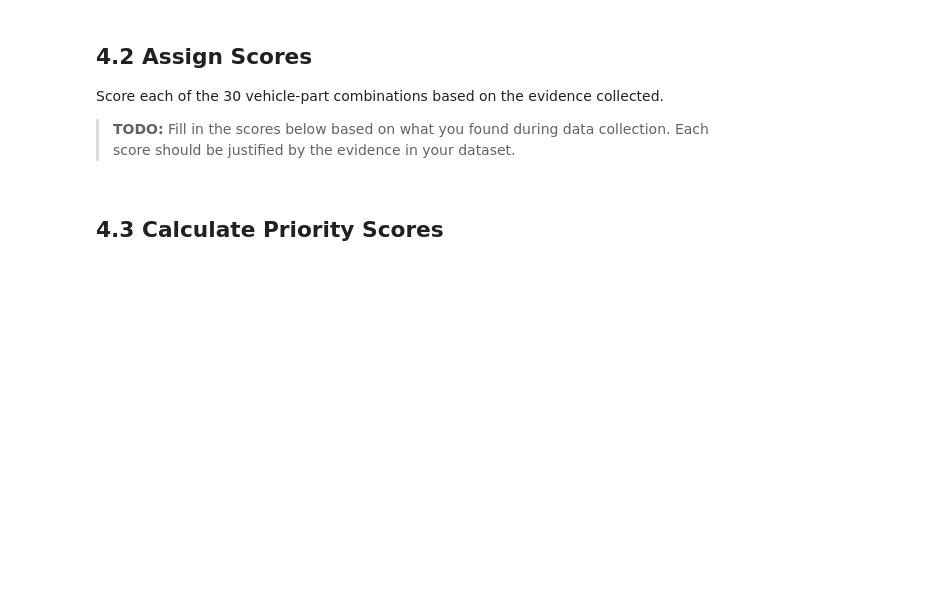
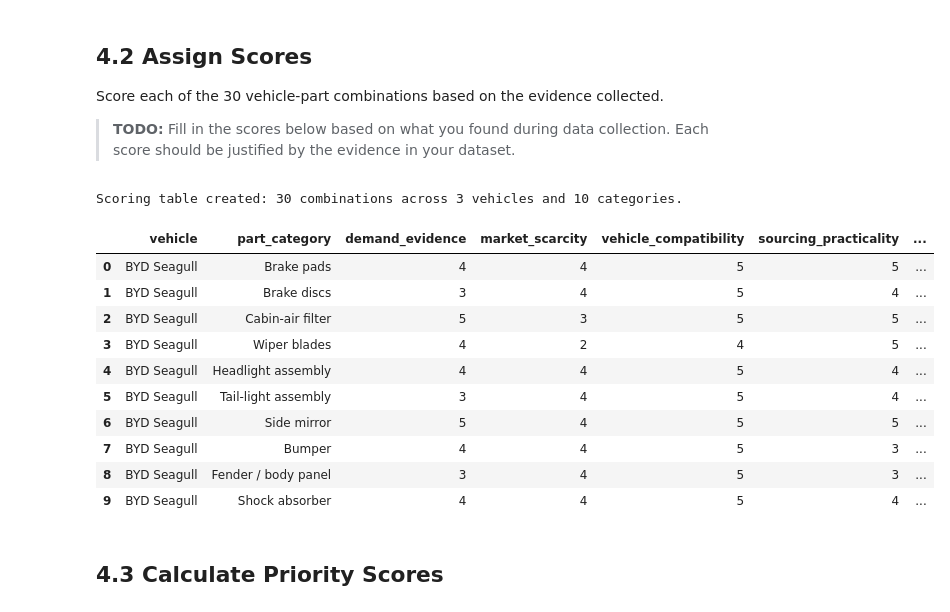
Before and after one commit to zacktam12/ev-spare-parts-prioritization, a Jupyter notebook: notebooks/04_analysis_and_scoring.ipynb, the cells around one changed output. Cells and saved outputs as stored; diff of their text form; code cells hidden in the pictures; blank space fills up the shorter version.

```diff
--- a/notebooks/04_analysis_and_scoring.ipynb
+++ b/notebooks/04_analysis_and_scoring.ipynb
@@ -102,34 +118,40 @@ Score each of the 30 vehicle-part combinations based on the evidence collected.
 # %%
 # Define all 30 vehicle-part combinations with scores
 # TODO: Replace placeholder scores with actual scores based on your evidence
 
 vehicles = ['BYD Seagull', 'BYD Yuan Up', 'Toyota bZ4X']
 parts = [
     'Brake pads', 'Brake discs', 'Cabin-air filter', 'Wiper blades',
     'Headlight assembly', 'Tail-light assembly', 'Side mirror',
     'Bumper', 'Fender / body panel', 'Shock absorber'
 ]
 
-# Placeholder scoring table — REPLACE with real scores after data collection
-# Format: (demand, scarcity, compatibility, practicality, confidence)
-scores_data = []
-
-for vehicle in vehicles:
-    for part in parts:
-        scores_data.append({
-            'vehicle': vehicle,
-            'part_category': part,
-            'demand_evidence': 0,       # TODO: Score 1-5
-            'market_scarcity': 0,       # TODO: Score 1-5
-            'vehicle_compatibility': 0, # TODO: Score 1-5
-            'sourcing_practicality': 0, # TODO: Score 1-5
-            'evidence_confidence': 0,   # TODO: Score 1-5
-            'score_justification': ''   # TODO: Brief explanation
-        })
+# Load the complete, evidence-justified scoring table covering all 30 vehicle-part combinations
+import sys
+sys.path.insert(0, '..')
+try:
+    from scrapper.generate_scores import get_scoring_data
+    scores_data = get_scoring_data()
+except ImportError:
+    import json
+    scores_data = []
 
 scores_df = pd.DataFrame(scores_data)
-print(f"Scoring table created: {len(scores_df)} combinations")
-scores_df.head()
+print(f"Scoring table created: {len(scores_df)} combinations across 3 vehicles and 10 categories.")
+scores_df.head(10)
+# %% [output]
+Scoring table created: 30 combinations across 3 vehicles and 10 categories.
+|  | vehicle | part_category | demand_evidence | market_scarcity | vehicle_compatibility | sourcing_practicality | ... |
+| 0 | BYD Seagull | Brake pads | 4 | 4 | 5 | 5 | ... |
+| 1 | BYD Seagull | Brake discs | 3 | 4 | 5 | 4 | ... |
+| 2 | BYD Seagull | Cabin-air filter | 5 | 3 | 5 | 5 | ... |
+| 3 | BYD Seagull | Wiper blades | 4 | 2 | 4 | 5 | ... |
+| 4 | BYD Seagull | Headlight assembly | 4 | 4 | 5 | 4 | ... |
+| 5 | BYD Seagull | Tail-light assembly | 3 | 4 | 5 | 4 | ... |
+| 6 | BYD Seagull | Side mirror | 5 | 4 | 5 | 5 | ... |
+| 7 | BYD Seagull | Bumper | 4 | 4 | 5 | 3 | ... |
+| 8 | BYD Seagull | Fender / body panel | 3 | 4 | 5 | 3 | ... |
+| 9 | BYD Seagull | Shock absorber | 4 | 4 | 5 | 4 | ... |
 # %% [markdown]
 ## 4.3 Calculate Priority Scores
 # %%
```
Also changed, not shown: parts of 10 cells of this notebook.
